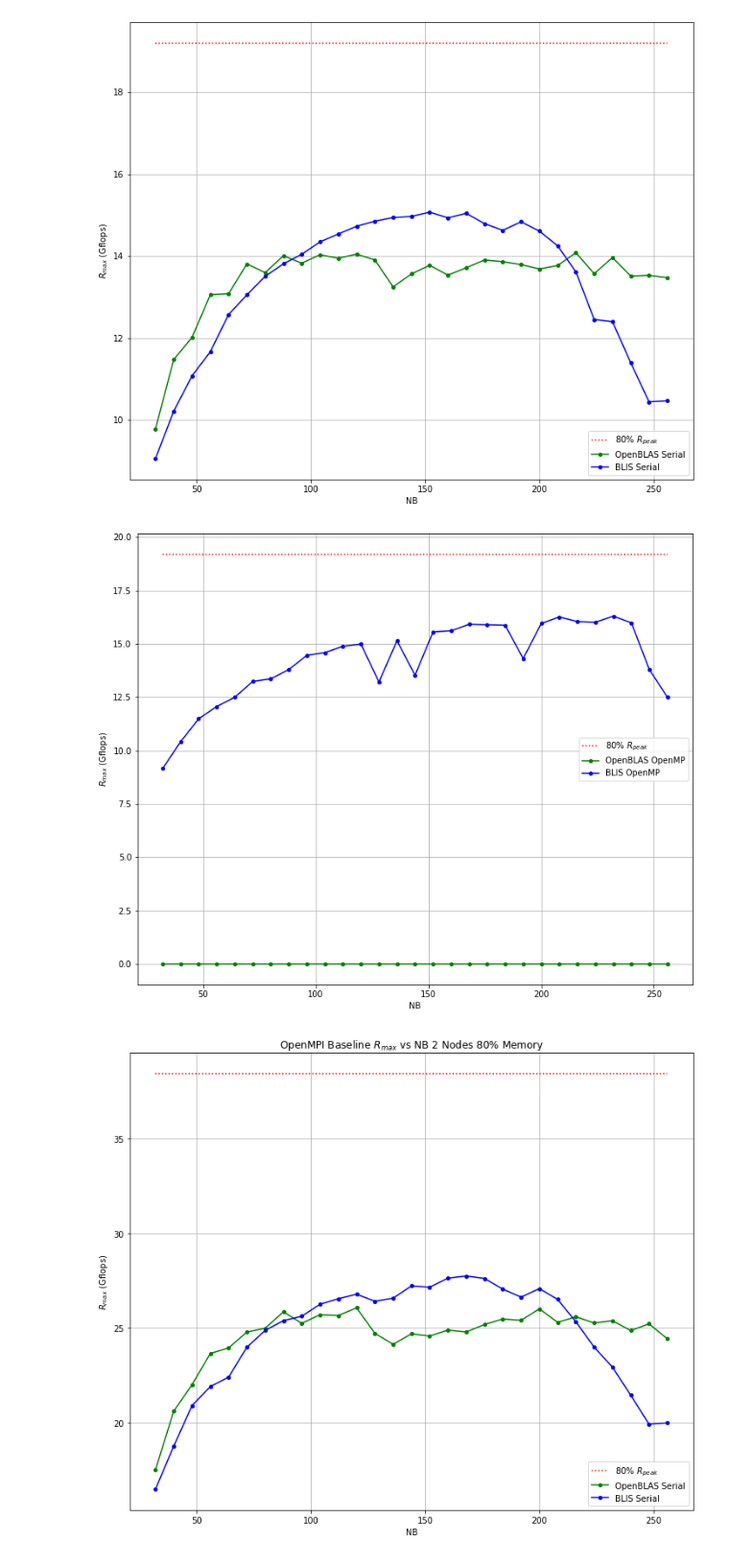
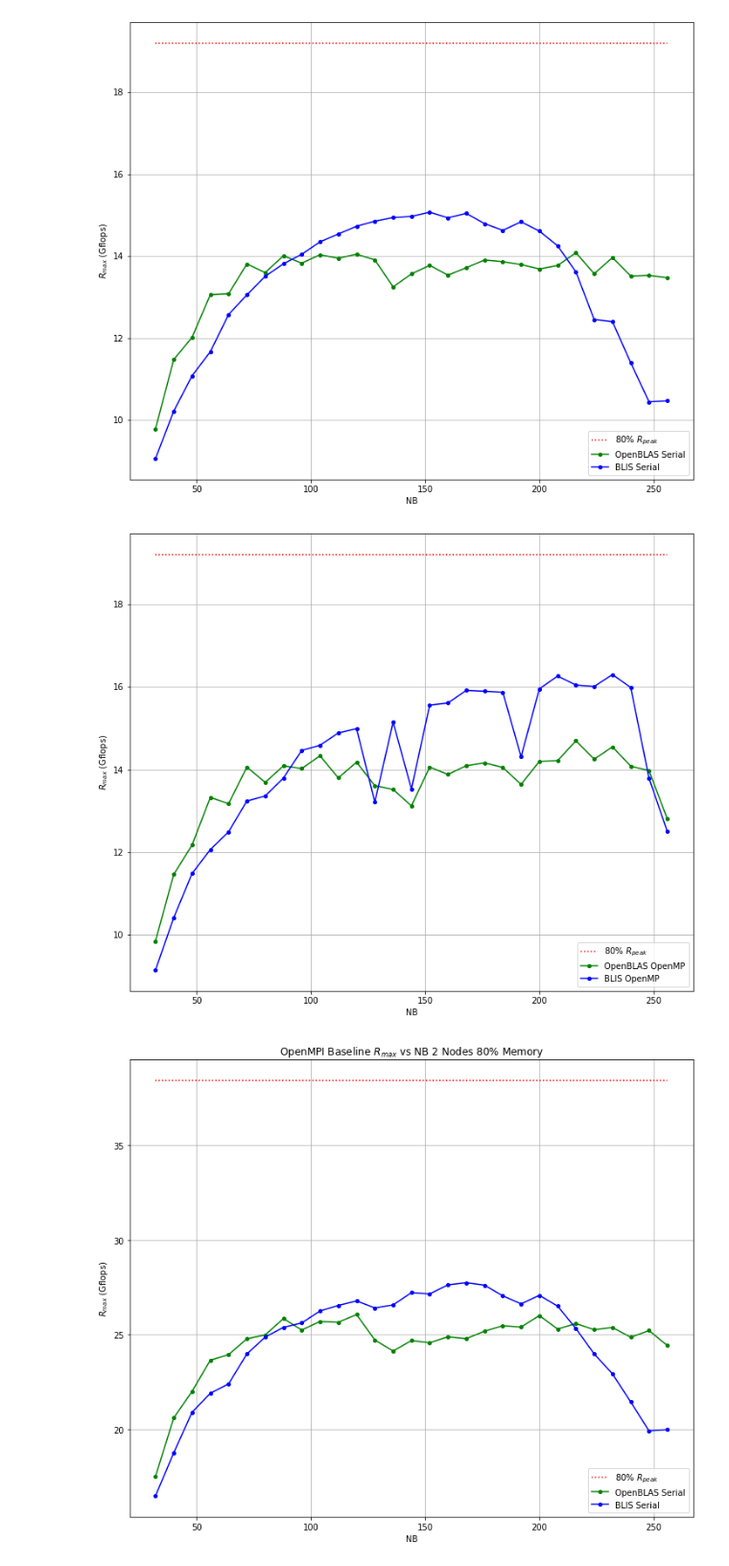
Before and after one commit to johnduffymsc/dissertation, a Jupyter notebook: picluster.ipynb, the cells around one changed output. Shown at 96% size. Drawn from its saved outputs; the diff is of its cells as text; code cells hidden in the pictures.

```diff
--- a/picluster.ipynb
+++ b/picluster.ipynb
@@ -268,35 +268,35 @@ nb = [
 ]
 
 openblas_openmp = [
-    0,
-    0,
-    0,
-    0,
-    0,
-    0,
-    0,
-    0,
-    0,
-    0,
-    0,
-    0,
-    0,
-    0,
-    0,
-    0,
-    0,
-    0,
-    0,
-    0,
-    0,
-    0,
-    0,
-    0,
-    0,
-    0,
-    0,
-    0,
-    0
+    9.8562e+00,
+    1.1467e+01,
+    1.2176e+01,
+    1.3329e+01,
+    1.3177e+01,
+    1.4063e+01,
+    1.3692e+01,
+    1.4092e+01,
+    1.4026e+01,
+    1.4335e+01,
+    1.3801e+01,
+    1.4180e+01,
+    1.3612e+01,
+    1.3521e+01,
+    1.3124e+01,
+    1.4062e+01,
+    1.3884e+01,
+    1.4095e+01,
+    1.4164e+01,
+    1.4054e+01,
+    1.3643e+01,
+    1.4200e+01,
+    1.4218e+01,
+    1.4697e+01,
+    1.4254e+01,
+    1.4551e+01,
+    1.4084e+01,
+    1.3974e+01,
+    1.2809e+01
 ]
 
 blis_openmp = [
@@ -317,34 +317,34 @@ blis_openmp = [
     1.3533e+01,
     1.5560e+01,
     1.5612e+01,
     1.5916e+01,
     1.5895e+01,
     1.5872e+01,
     1.4312e+01,
     1.5954e+01,
     1.6263e+01,
     1.6046e+01,
     1.6012e+01,
     1.6299e+01,
     1.5986e+01,
     1.3791e+01,
     1.2503e+01
 ]
 
 plt.figure(figsize=(12, 10))
 #plt.title("OpenMP Baseline $R_{max}$ vs NB 1 Node (4 Cores) 80% Memory")
 plt.plot([32, 256], [R_PEAK_80, R_PEAK_80], ":", markersize=4, color="red")
 plt.plot(nb, openblas_openmp, "-go", markersize=4)
 plt.plot(nb, blis_openmp, "-bo", markersize=4)
 plt.xlabel("NB")
 plt.ylabel("$R_{max}$ (Gflops)")
 plt.legend(["80% $R_{peak}$", "OpenBLAS OpenMP", "BLIS OpenMP"])
 plt.grid()
 plt.savefig("openmp_gflops_vs_nb_1_node_80_percent_memory.pdf", bbox_inches="tight")
 plt.savefig("openmp_gflops_vs_nb_1_node_80_percent_memory.png", bbox_inches="tight")
 plt.show()
 # %% [output]
-[figure, old version]
+[figure, new version]
 # %%
 # OpenMPI Gflops vs NB for 2 nodes using 80% memory.
 
```
Also changed, not shown: 2 other files.
